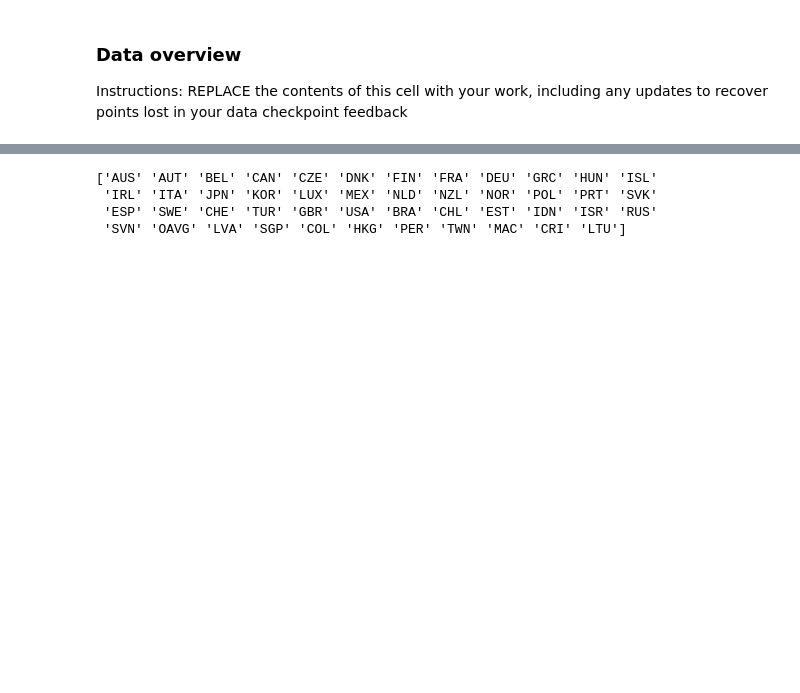
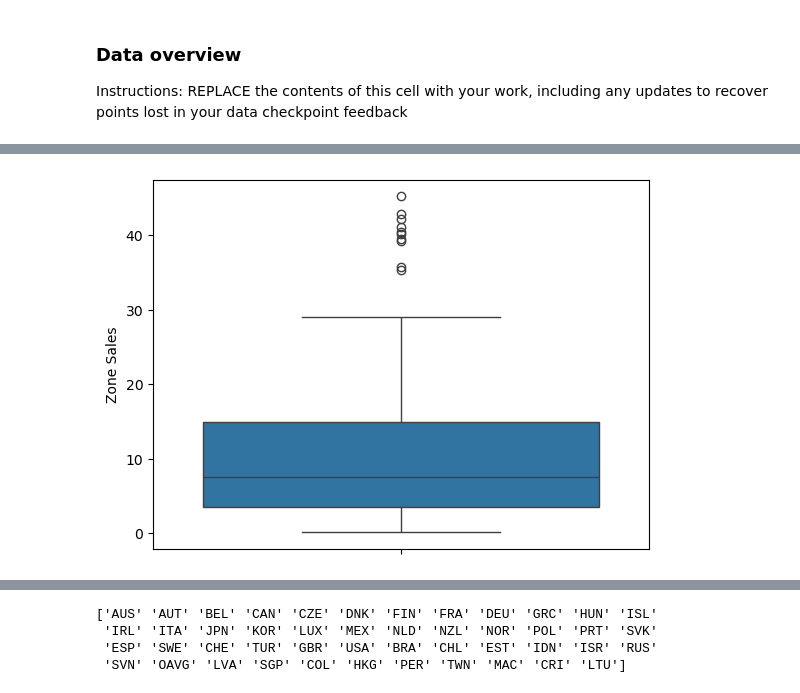
Before and after one commit to COGS108/Group037_WI26, a Jupyter notebook: 02-EDACheckpoint.ipynb, the cells around one changed output, grey strips where cells are left out. Saved outputs shown, nothing was run; the diff lists cells and outputs as text; code cells hidden in the pictures; blank space fills up the shorter version.

Commit message:
updated dataset #1 data wrangling and description for dataset #2

```diff
--- a/02-EDACheckpoint.ipynb
+++ b/02-EDACheckpoint.ipynb
@@ -95,3 +105,10 @@ Instructions: REPLACE the contents of this cell and the one below with your work
 # %%
 ## YOUR CODE TO LOAD/CLEAN/TIDY/WRANGLE THE DATA GOES HERE
 ## FEEL FREE TO ADD MULTIPLE CELLS PER SECTION
+import pandas as pd
+import numpy as np
+import seaborn as sns
+import matplotlib.pyplot as plt
+
+vg_sales = pd.read_csv('data/00-raw/Sales_by_Year_& _Genre.csv')
+vg_sales.head()
@@ -100,0 +147,2 @@ Instructions: REPLACE the contents of this cell and the one below with your work
+# %%
+clean_vg_sales = vg_sales.dropna()
@@ -100,0 +153,5 @@ Instructions: REPLACE the contents of this cell and the one below with your work
+# %%
+
+clean_vg_sales = clean_vg_sales.sort_values(by=['Zone Sales', 'Year'], ascending=[False, False])
+clean_vg_sales = clean_vg_sales.reset_index(drop=True)
+print(clean_vg_sales.head(10))
@@ -100,0 +170,5 @@ Instructions: REPLACE the contents of this cell and the one below with your work
+# %%
+clean_vg_sales = clean_vg_sales[(clean_vg_sales['Year'] >= 2000) & (clean_vg_sales['Year'] <= 2015)]
+
+print(f"Earliest Year in Data: {clean_vg_sales['Year'].min()}")
+print(f"Latest Year in Data: {clean_vg_sales['Year'].max()}")
@@ -100,0 +207,4 @@ Instructions: REPLACE the contents of this cell and the one below with your work
+# %%
+sns.boxplot(data = clean_vg_sales['Zone Sales']);
+# %% [output]
+[figure, added]
```
Also changed, not shown: parts of 20 cells of this notebook.
